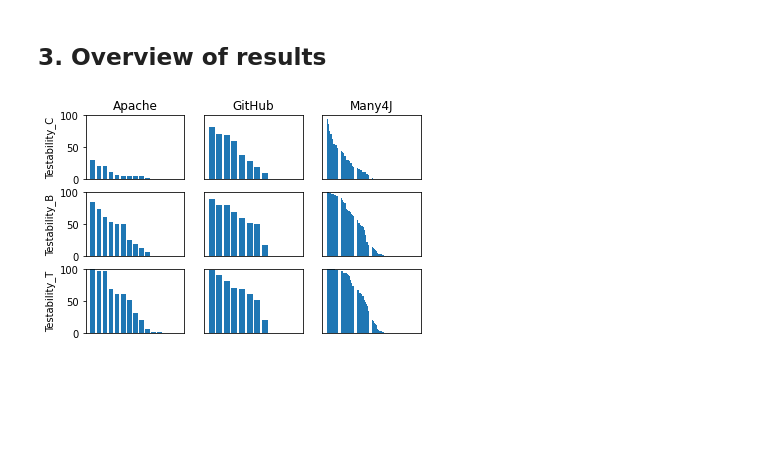
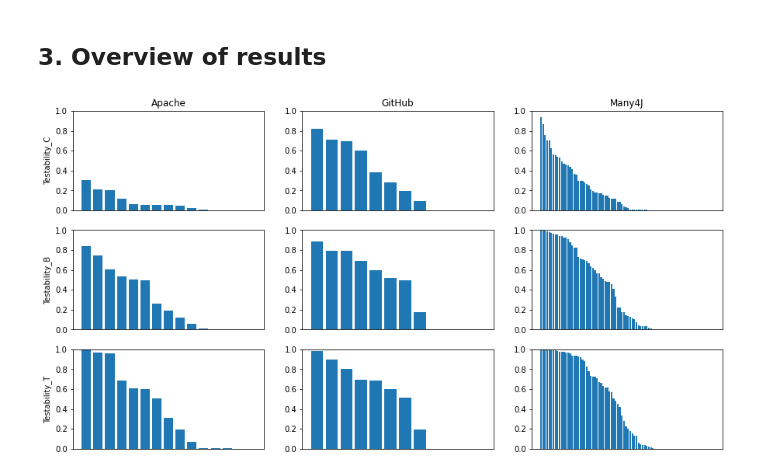
Before and after one commit to BuildabilityResearcher/TestabilityStudy, a Jupyter notebook: notebooks/ProjectAnalysis/TestAnalysis/ExperimentalResults.ipynb, the cells around one changed output. Drawn from its saved outputs; the diff is of its cells as text; code cells hidden in the pictures; blank space fills up the shorter version.

Commit message:
Update results to MSR'22

```diff
--- a/notebooks/ProjectAnalysis/TestAnalysis/ExperimentalResults.ipynb
+++ b/notebooks/ProjectAnalysis/TestAnalysis/ExperimentalResults.ipynb
@@ -18,7 +18,3 @@ apache_projects = pd.read_csv(results_path+'ApacheResults.csv')
 github_projects = pd.read_csv(results_path+'GitHubResults.csv')
 many4j_projects = pd.read_csv(results_path+'Many4JResults.csv')
 all_projects    = pd.read_csv(results_path+'AllResults.csv')
-# %%
-ojects = pd.read_csv(results_path+'GitHubResults.csv')
-many4j_projects = pd.read_csv(results_path+'Many4JResults.csv')
-all_projects    = pd.read_csv(results_path+'AllResults.csv')
@@ -25,3 +23,8 @@ all_projects    = pd.read_csv(results_path+'AllResults.csv')
+# %%
+apache_projects['Age'] = apache_projects['Age'].map(lambda days: days/365.)
+github_projects['Age'] = github_projects['Age'].map(lambda days: days/365.)
+many4j_projects['Age'] = many4j_projects['Age'].map(lambda days: days/365.)
+all_projects['Age'] = all_projects['Age'].map(lambda days: days/365.)
 # %% [markdown]
 ## 1.1 Absolute results for All Projects
 # %%
@@ -386,28 +389,24 @@ Min 31
 # %%
 def setChart(ax, dataset, metric, ylabel=False, xlabel=""):
     aux_df = dataset.sort_values(by=metric, ascending=False).reset_index(drop=True)
-    ax.bar(aux_df.index, aux_df[metric] * 100)
-    ax.set_ylim(0,100)
+    ax.bar(aux_df.index, aux_df[metric])
+    ax.set_ylim(0,1)
 
     ax.get_xaxis().set_ticks([])
 
-    if ylabel:
-        ax.set(ylabel=metric)
-    else:
-        ax.get_yaxis().set_ticks([])
+    if ylabel: ax.set(ylabel=metric)
     if xlabel != "": ax.set_title(xlabel)
 
-fig, (ax1, ax2, ax3) = plt.subplots(3, 3, figsize=(6,4))
+fig, (ax1, ax2, ax3) = plt.subplots(3, 3, figsize=(15,8))
 
 setChart(ax1[0], apache_projects, "Testability_C", ylabel=True, xlabel="Apache")
 setChart(ax1[1], github_projects, "Testability_C", xlabel="GitHub")
 setChart(ax1[2], many4j_projects, "Testability_C", xlabel="Many4J")
 setChart(ax2[0], apache_projects, "Testability_B", ylabel=True)
 setChart(ax2[1], github_projects, "Testability_B")
 setChart(ax2[2], many4j_projects, "Testability_B")
 setChart(ax3[0], apache_projects, "Testability_T", ylabel=True)
 setChart(ax3[1], github_projects, "Testability_T")
 setChart(ax3[2], many4j_projects, "Testability_T")
-plt.savefig("latex_figures/overview.pdf")
 # %% [output]
-[figure, old version]
+[figure, new version]
```
Also changed, not shown: parts of 3 cells of this notebook, 9 other files.
